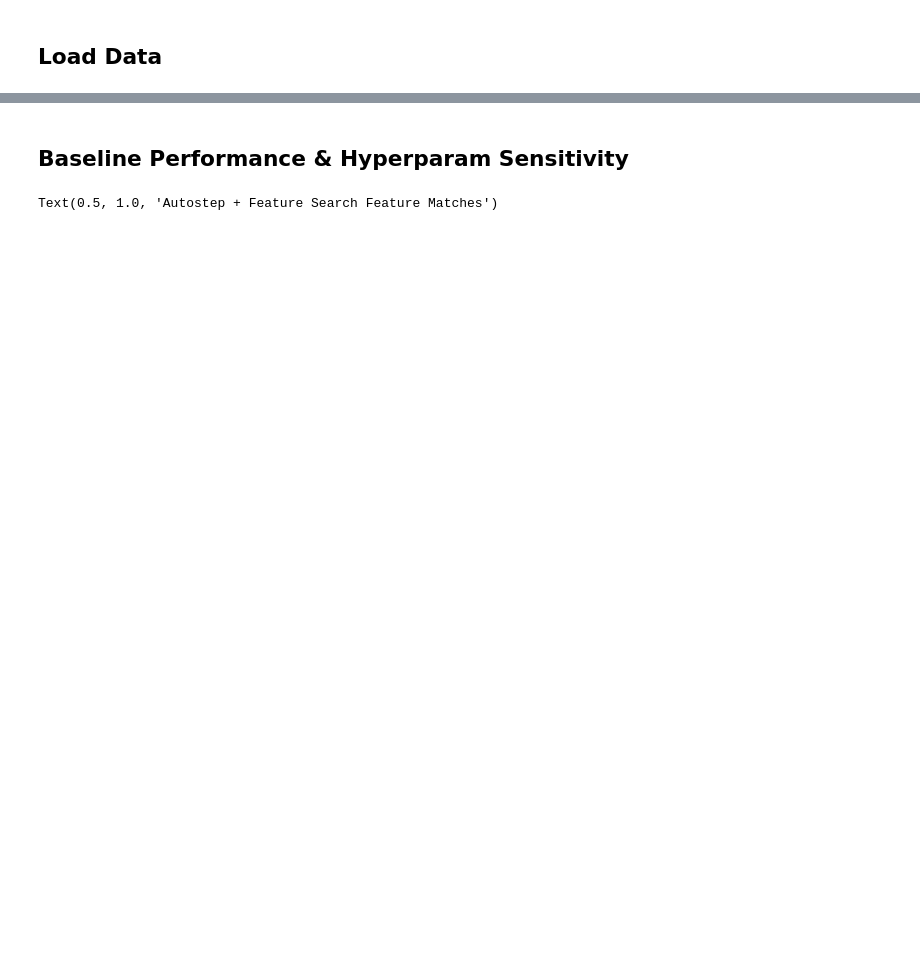
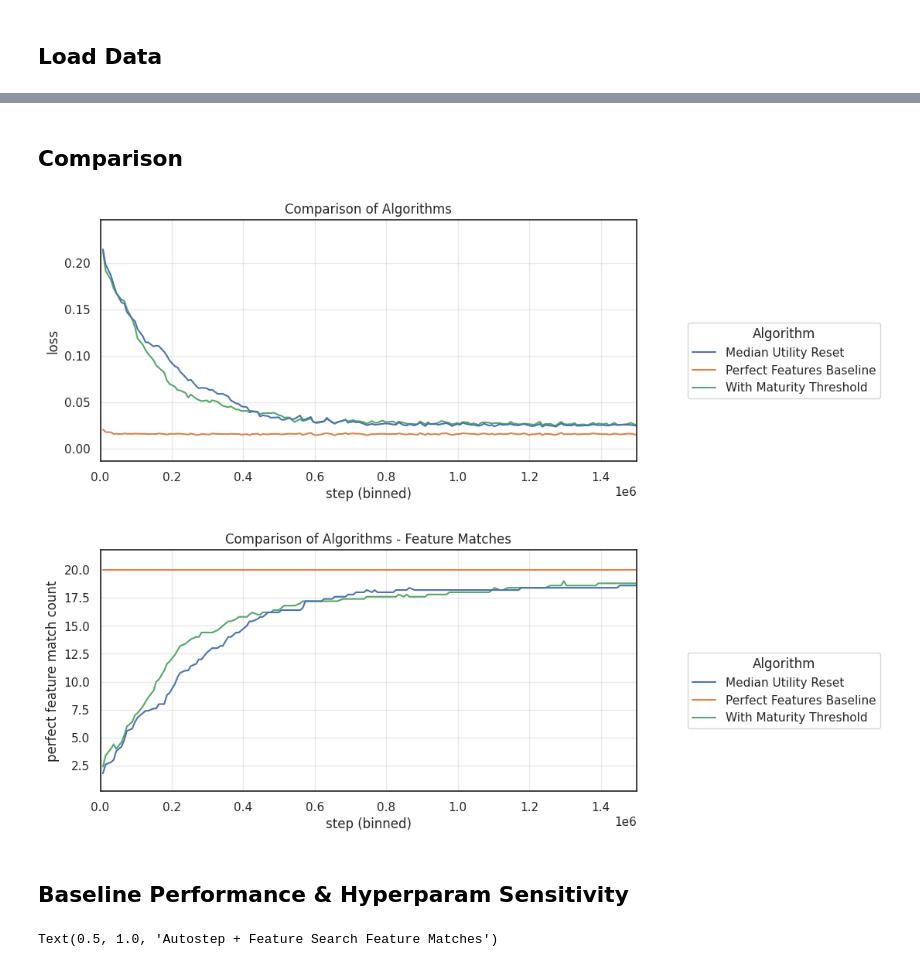
Before and after one commit to ejmejm/phd_research, a Jupyter notebook: phd/feature_search/analysis/paper_part_1_v1/ns_autostep_and_search_redone.ipynb, the cells around one changed output, grey strips where cells are left out. Saved outputs shown, nothing was run; the diff lists cells and outputs as text; code cells hidden in the pictures; blank space fills up the shorter version.

```diff
--- a/phd/feature_search/analysis/paper_part_1_v1/ns_autostep_and_search_redone.ipynb
+++ b/phd/feature_search/analysis/paper_part_1_v1/ns_autostep_and_search_redone.ipynb
@@ -45,3 +58,42 @@ Configuration: (no split vars)
+# %% [markdown]
+## Comparison
+# %%
+combined_run_df = pd.concat(list(best_run_dfs.values()))
+combined_config_df = pd.concat(list(best_config_dfs.values()))
+
+algo_map = {
+    'baseline_hyper_sweep': "Median Utility Reset",
+    'maturity_threshold_hyper_sweep': "With Maturity Threshold",
+    'perfect_features_baseline_sweep': "Perfect Features Baseline"
+}
+combined_config_df['algo'] = combined_config_df['sweep_name'].map(algo_map)
+
+plot_learning_curves(
+    run_df = combined_run_df,
+    config_df = combined_config_df,
+    n_bins = 200,
+    figsize = (8, 4),
+    hue_col = 'algo',
+    legend_title = 'Algorithm',
+)
+plt.title('Comparison of Algorithms')
+plt.show()
+
+plot_learning_curves(
+    run_df = combined_run_df,
+    config_df = combined_config_df,
+    n_bins = 200,
+    figsize = (8, 4),
+    y_col = 'feature_match/perfect_match_count',
+    y_label = 'perfect feature match count',
+    hue_col = 'algo',
+    legend_title = 'Algorithm',
+)
+plt.title('Comparison of Algorithms - Feature Matches')
+plt.show()
+# %% [output]
+[figure, added]
+[figure, added]
 # %% [markdown]
 ## Baseline Performance & Hyperparam Sensitivity
 # %%
```
Also changed, not shown: parts of 7 cells of this notebook.
